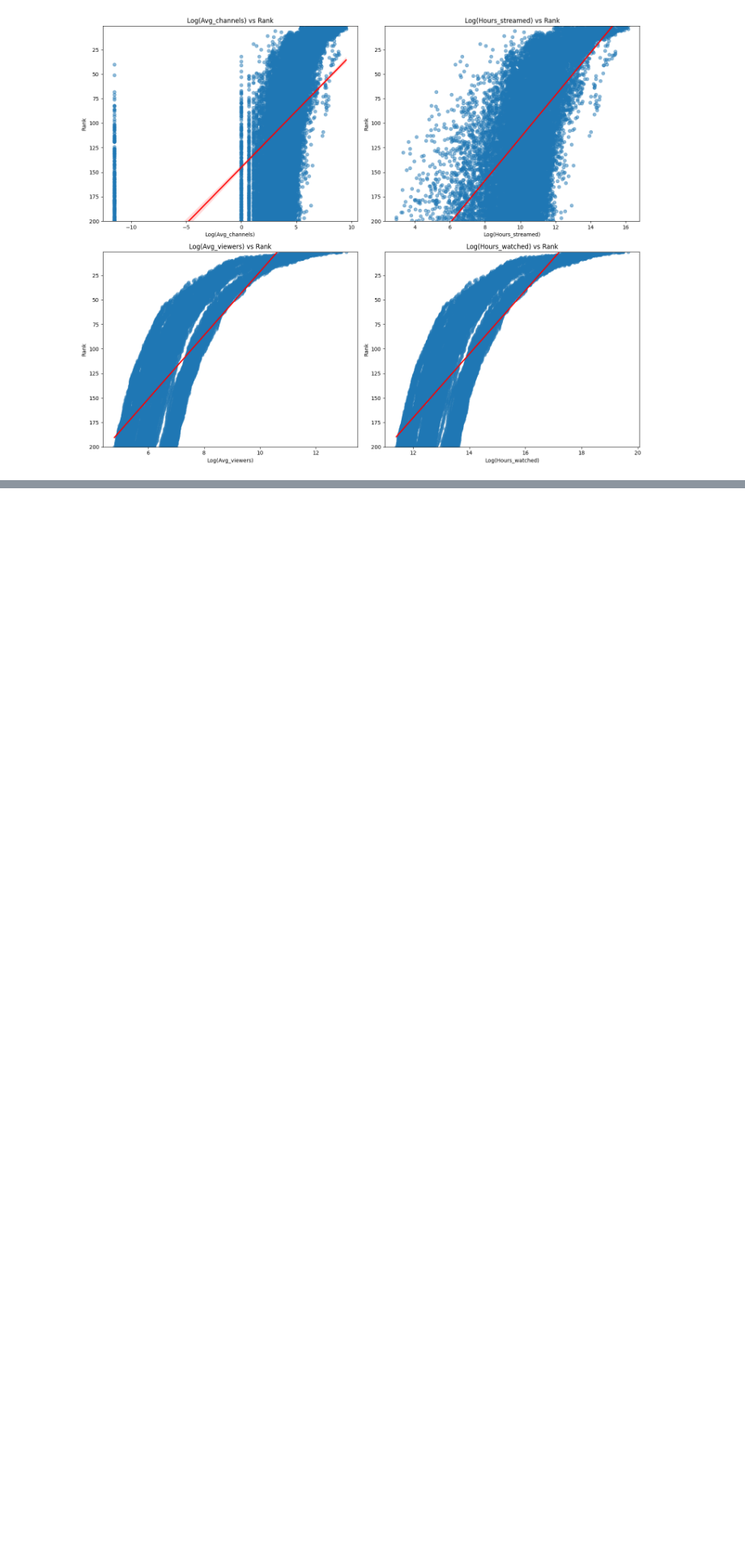
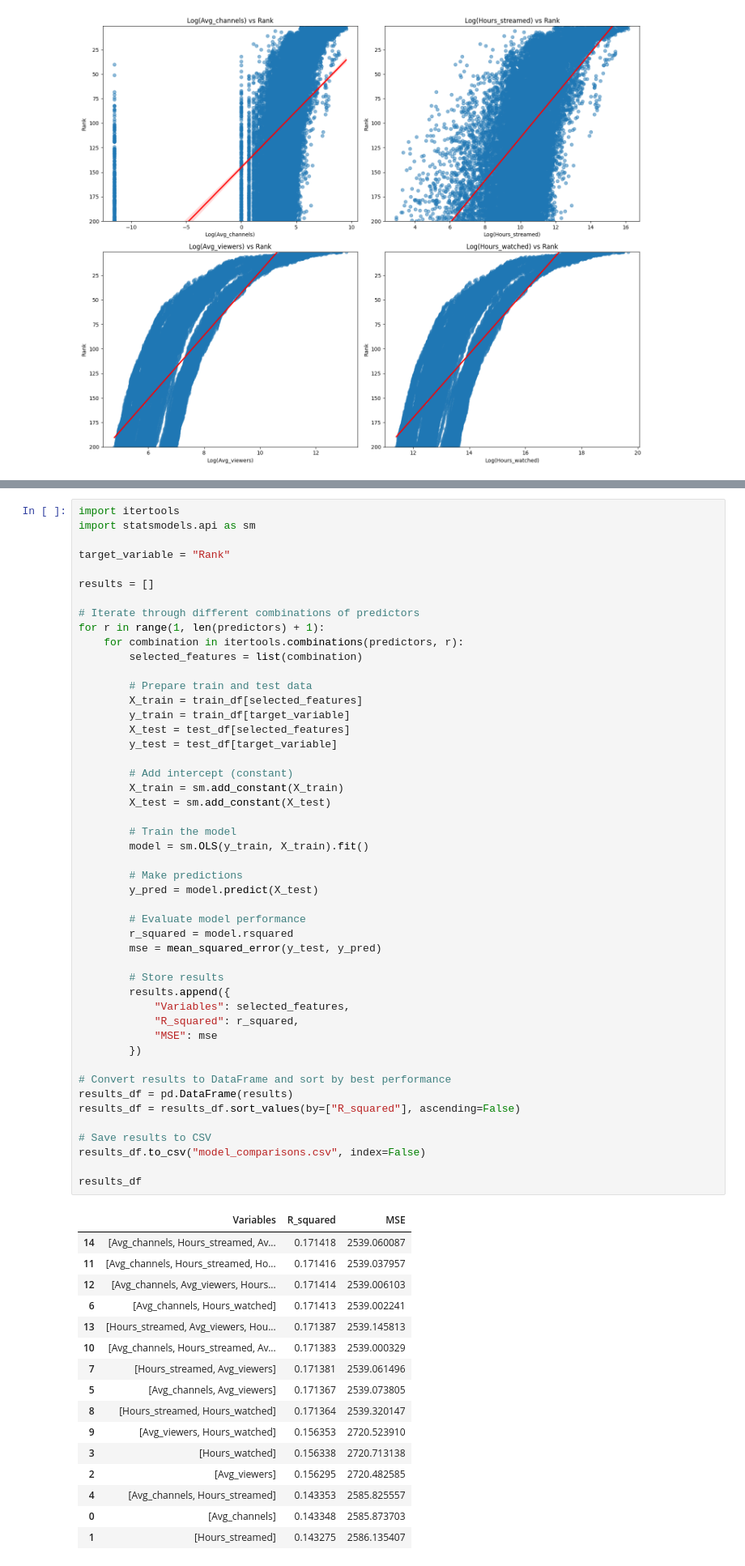
Before and after one commit to AnqiAngelZhou/ecs171-final-project, a Jupyter notebook: Code/Multiple_Linear_Regression.ipynb, the cells around one changed output, grey strips where cells are left out. Shown: that part at 81% size. Drawn from its saved outputs; the diff is of its cells as text; blank space fills up the shorter version.

```diff
--- a/Code/Multiple_Linear_Regression.ipynb
+++ b/Code/Multiple_Linear_Regression.ipynb
@@ -265,3 +305,68 @@ Avg_channels    0.383505  0.747551
 Hours_streamed  0.383346  0.747647
 Avg_viewers     0.479428  0.686936
 Hours_watched   0.479503  0.686886
+# %%
+import itertools
+import statsmodels.api as sm
+
+target_variable = "Rank"
+
+results = []
+
+# Iterate through different combinations of predictors
+for r in range(1, len(predictors) + 1):
+    for combination in itertools.combinations(predictors, r):
+        selected_features = list(combination)
+
+        # Prepare train and test data
+        X_train = train_df[selected_features]
+        y_train = train_df[target_variable]
+        X_test = test_df[selected_features]
+        y_test = test_df[target_variable]
+
+        # Add intercept (constant)
+        X_train = sm.add_constant(X_train)
+        X_test = sm.add_constant(X_test)
+
+        # Train the model
+        model = sm.OLS(y_train, X_train).fit()
+
+        # Make predictions
+        y_pred = model.predict(X_test)
+
+        # Evaluate model performance
+        r_squared = model.rsquared
+        mse = mean_squared_error(y_test, y_pred)
+
+        # Store results
+        results.append({
+            "Variables": selected_features,
+            "R_squared": r_squared,
+            "MSE": mse
+        })
+
+# Convert results to DataFrame and sort by best performance
+results_df = pd.DataFrame(results)
+results_df = results_df.sort_values(by=["R_squared"], ascending=False)
+
+# Save results to CSV
+results_df.to_csv("model_comparisons.csv", index=False)
+
+results_df
+# %% [output]
+|  | Variables | R_squared | MSE |
+| 14 | [Avg_channels, Hours_streamed, Av... | 0.171418 | 2539.060087 |
+| 11 | [Avg_channels, Hours_streamed, Ho... | 0.171416 | 2539.037957 |
+| 12 | [Avg_channels, Avg_viewers, Hours... | 0.171414 | 2539.006103 |
+| 6 | [Avg_channels, Hours_watched] | 0.171413 | 2539.002241 |
+| 13 | [Hours_streamed, Avg_viewers, Hou... | 0.171387 | 2539.145813 |
+| 10 | [Avg_channels, Hours_streamed, Av... | 0.171383 | 2539.000329 |
+| 7 | [Hours_streamed, Avg_viewers] | 0.171381 | 2539.061496 |
+| 5 | [Avg_channels, Avg_viewers] | 0.171367 | 2539.073805 |
+| 8 | [Hours_streamed, Hours_watched] | 0.171364 | 2539.320147 |
+| 9 | [Avg_viewers, Hours_watched] | 0.156353 | 2720.523910 |
+| 3 | [Hours_watched] | 0.156338 | 2720.713138 |
+| 2 | [Avg_viewers] | 0.156295 | 2720.482585 |
+| 4 | [Avg_channels, Hours_streamed] | 0.143353 | 2585.825557 |
+| 0 | [Avg_channels] | 0.143348 | 2585.873703 |
+| 1 | [Hours_streamed] | 0.143275 | 2586.135407 |
```
Also changed, not shown: parts of 5 cells of this notebook.
